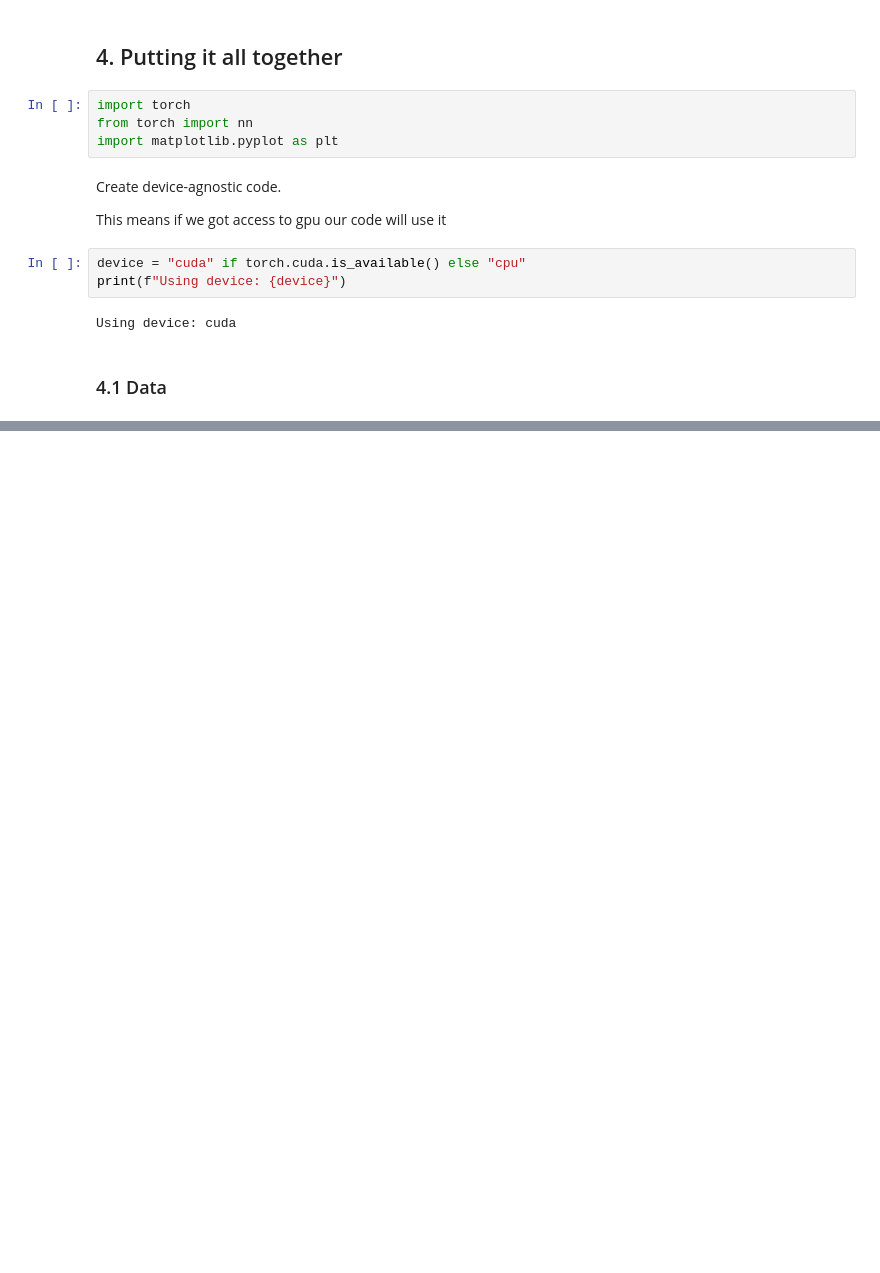
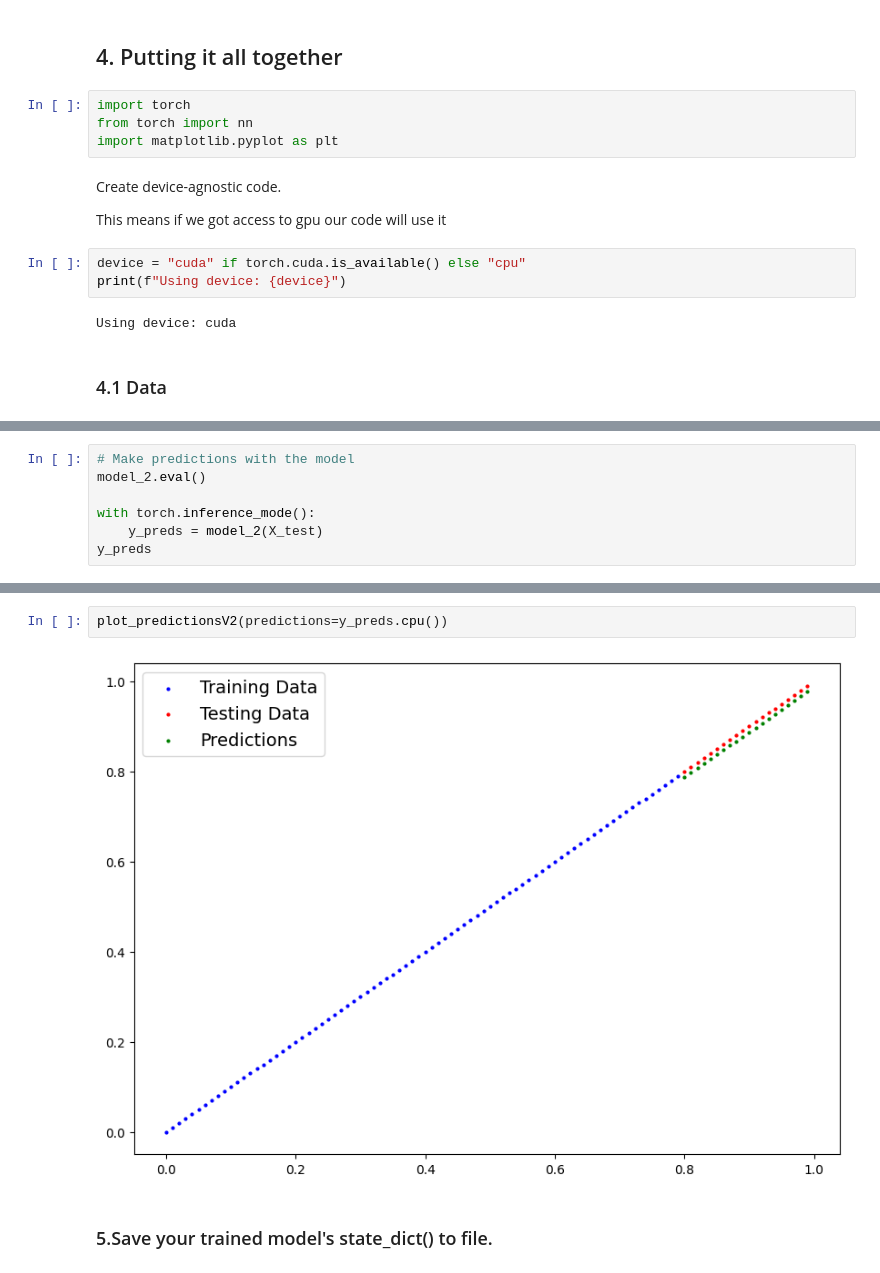
Before and after one commit to nicolas-fiore/machine_learning_notes, a Jupyter notebook: pytorch_practice/pytorch_practice_mod01.ipynb, the cells around one changed output, grey strips where cells are left out. Saved outputs shown, nothing was run; the diff lists cells and outputs as text; blank space fills up the shorter version.

```diff
--- a/pytorch_practice/pytorch_practice_mod01.ipynb
+++ b/pytorch_practice/pytorch_practice_mod01.ipynb
@@ -422,0 +893,7 @@ Using device: cuda
+# %%
+# Make predictions with the model
+model_2.eval()
+
+with torch.inference_mode():
+    y_preds = model_2(X_test)
+y_preds
@@ -422,0 +921,6 @@ Using device: cuda
+# %%
+plot_predictionsV2(predictions=y_preds.cpu())
+# %% [output]
+[figure, added]
+# %% [markdown]
+### 5.Save your trained model's state_dict() to file.
```
Also changed, not shown: parts of 46 cells of this notebook, 2 other files.
